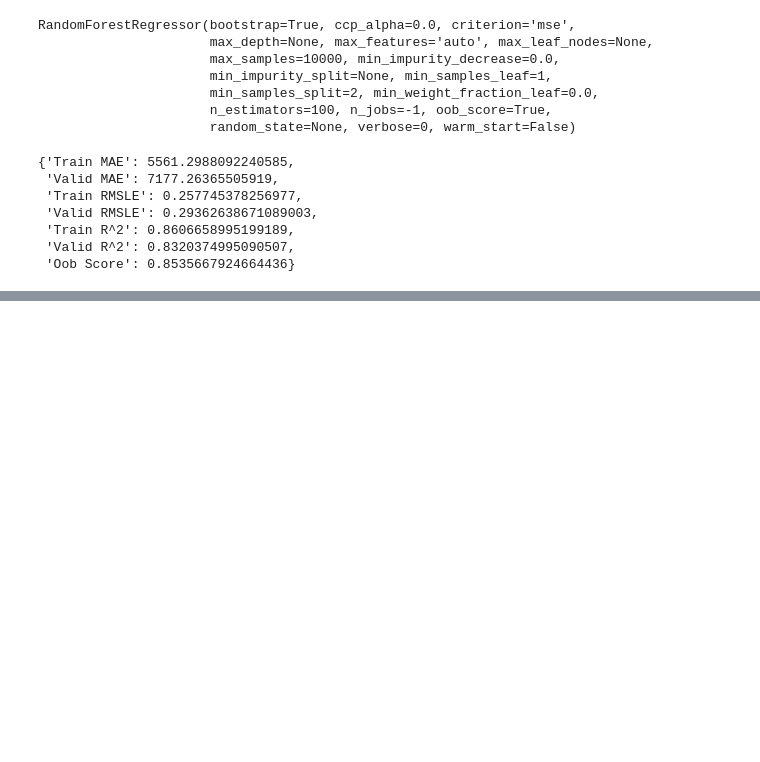
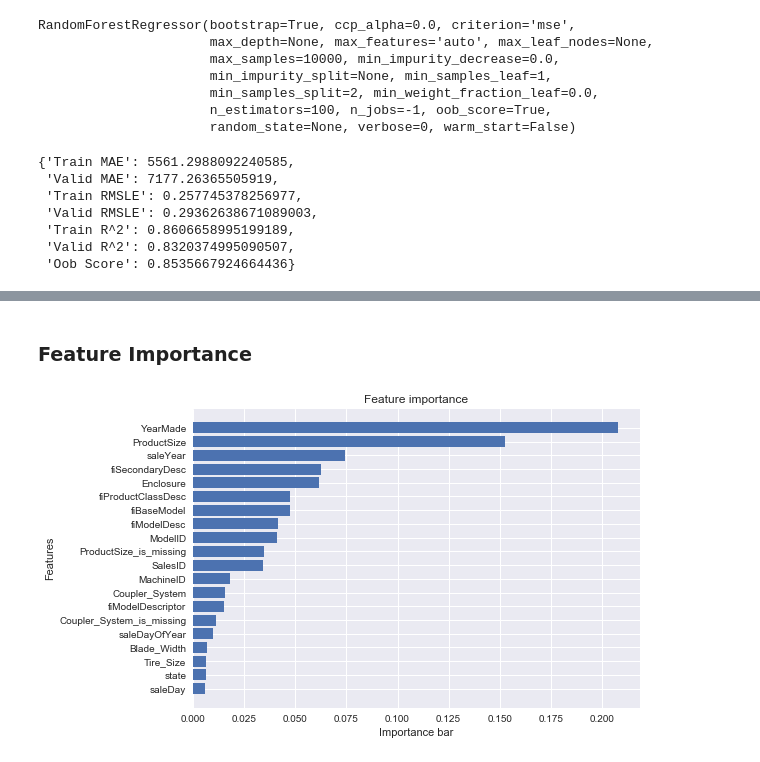
Before and after one commit to wolfdale229/projects, a Jupyter notebook: bulldozer-price-prediction-project/Milestone project 2 bulldozer price regression.ipynb, the cells around one changed output, grey strips where cells are left out. Cells and saved outputs as stored; diff of their text form; code cells hidden in the pictures; blank space fills up the shorter version.

Commit message:
final model done, feature importance done

```diff
--- a/bulldozer-price-prediction-project/Milestone project 2 bulldozer price regression.ipynb
+++ b/bulldozer-price-prediction-project/Milestone project 2 bulldozer price regression.ipynb
@@ -640,0 +707,12 @@ show_scores(model)
+# %%
+%time
+
+ideal_model = RandomForestRegressor(n_estimators=40,
+                                   min_samples_leaf=1,
+                                   min_samples_split=14,
+                                   max_features=0.5,
+                                   n_jobs=-1,
+                                   max_samples=None,
+                                   random_state=42,
+                                   oob_score=True)
+ideal_model.fit(X_train, y_train)
@@ -640,0 +847,28 @@ show_scores(model)
+# %% [markdown]
+### Feature Importance
+# %%
+def plot_feature_imp(columns, features_importance, n=20):
+    ''' show each features predictive importance
+    n : number of features to plot (default=20)
+    columns : dataset columns
+    feature_importance :  feature_importance_ attribute
+    '''
+    df = (pd.DataFrame(data = {
+        'column' : columns,
+        'importance' : features_importance
+        }).sort_values('importance', ascending=False)
+          .reset_index(drop=True)
+        )
+    # plot feature importance
+    fig, ax = plt.subplots()
+    ax.barh(df['column'][:n], df['importance'][:n])
+    plt.xlabel('Importance bar')
+    plt.ylabel('Features')
+    plt.title('Feature importance')
+    ax.invert_yaxis()
+    plt.show
+# %%
+imp = ideal_model.feature_importances_
+plot_feature_imp(X_train.columns, imp, n=20)
+# %% [output]
+[figure, added]
```
Also changed, not shown: parts of 18 cells of this notebook.
